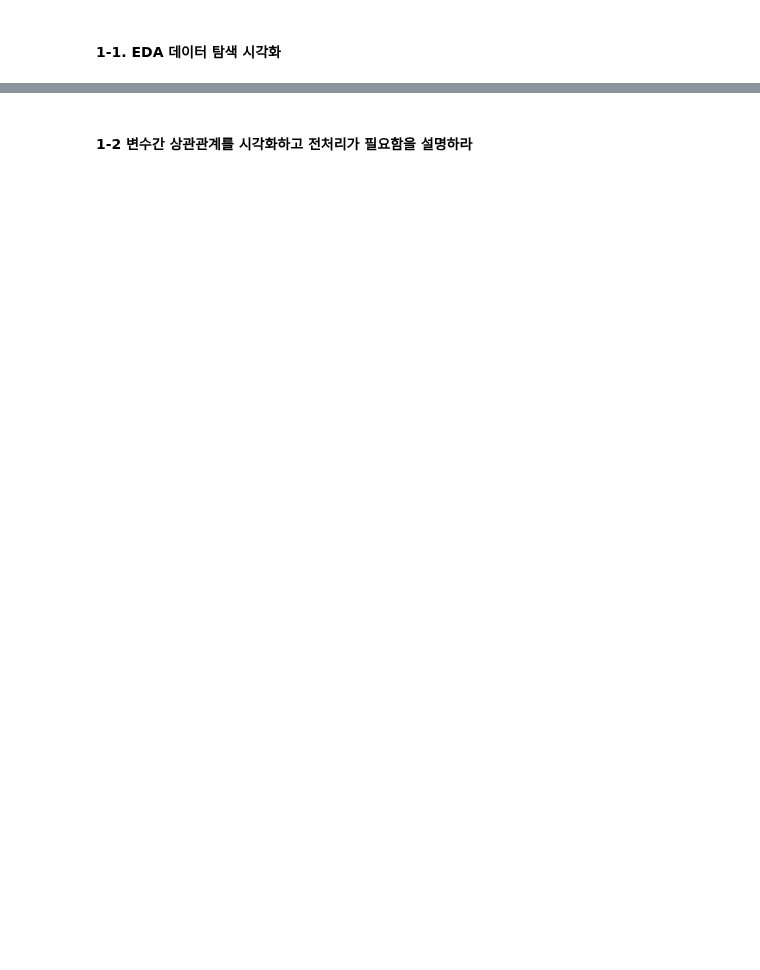
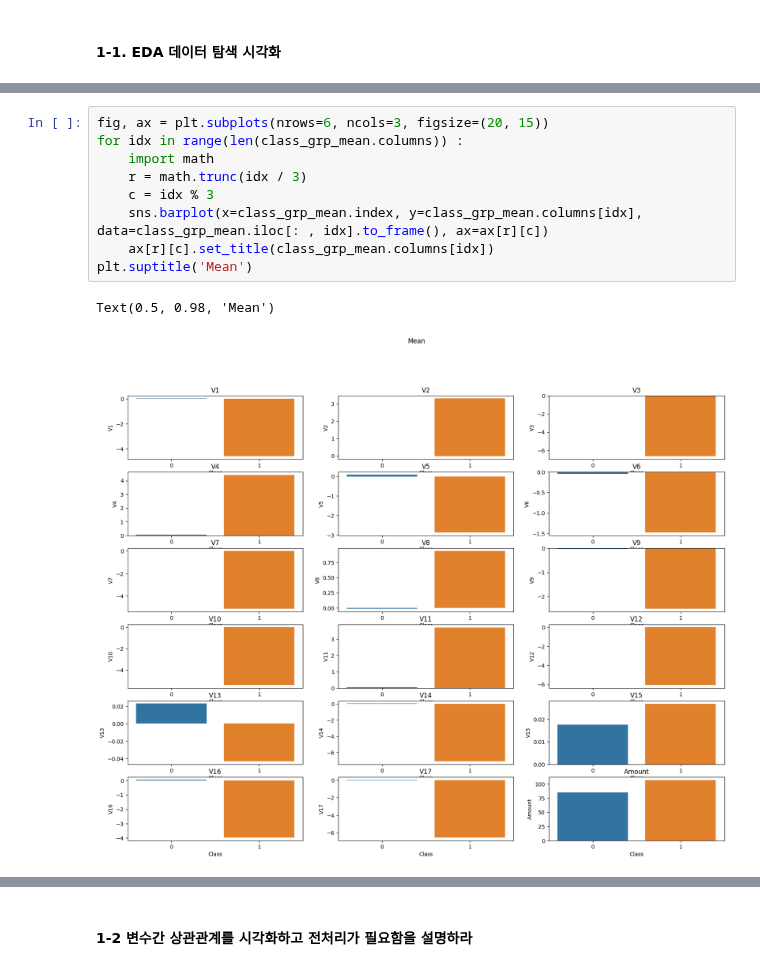
Before and after one commit to johyunkang/adp_certificate, a Jupyter notebook: ADP_27회.ipynb, the cells around one changed output, grey strips where cells are left out. Drawn from its saved outputs; the diff is of its cells as text; blank space fills up the shorter version.

```diff
--- a/ADP_27회.ipynb
+++ b/ADP_27회.ipynb
@@ -96,0 +108,12 @@ from matplotlib import pyplot as plt
+# %%
+fig, ax = plt.subplots(nrows=6, ncols=3, figsize=(20, 15))
+for idx in range(len(class_grp_mean.columns)) :
+    import math
+    r = math.trunc(idx / 3)
+    c = idx % 3
+    sns.barplot(x=class_grp_mean.index, y=class_grp_mean.columns[idx], data=class_grp_mean.iloc[: , idx].to_frame(), ax=ax[r][c])
+    ax[r][c].set_title(class_grp_mean.columns[idx])
+plt.suptitle('Mean')
+# %% [output]
+Text(0.5, 0.98, 'Mean')
+[figure, added]
```
Also changed, not shown: parts of 31 cells of this notebook.
